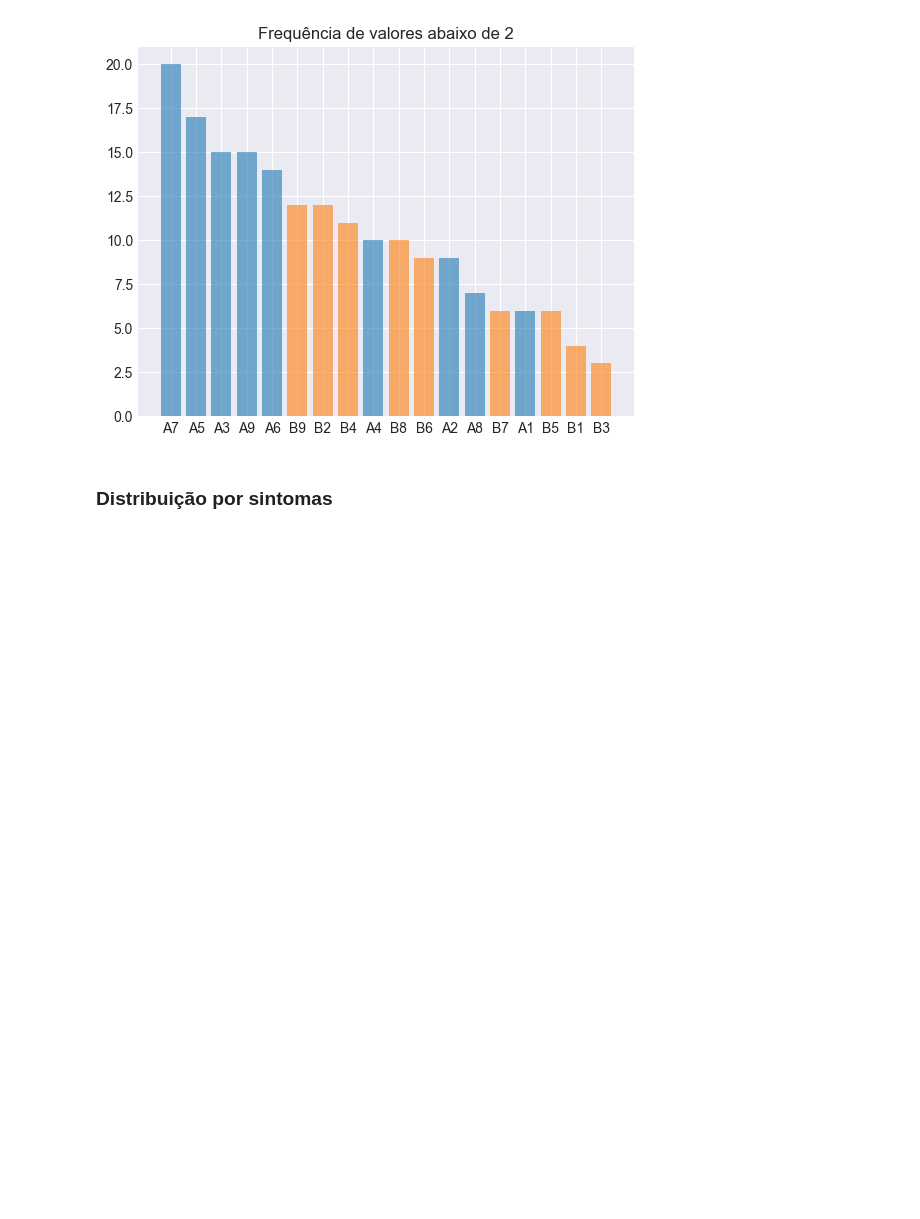
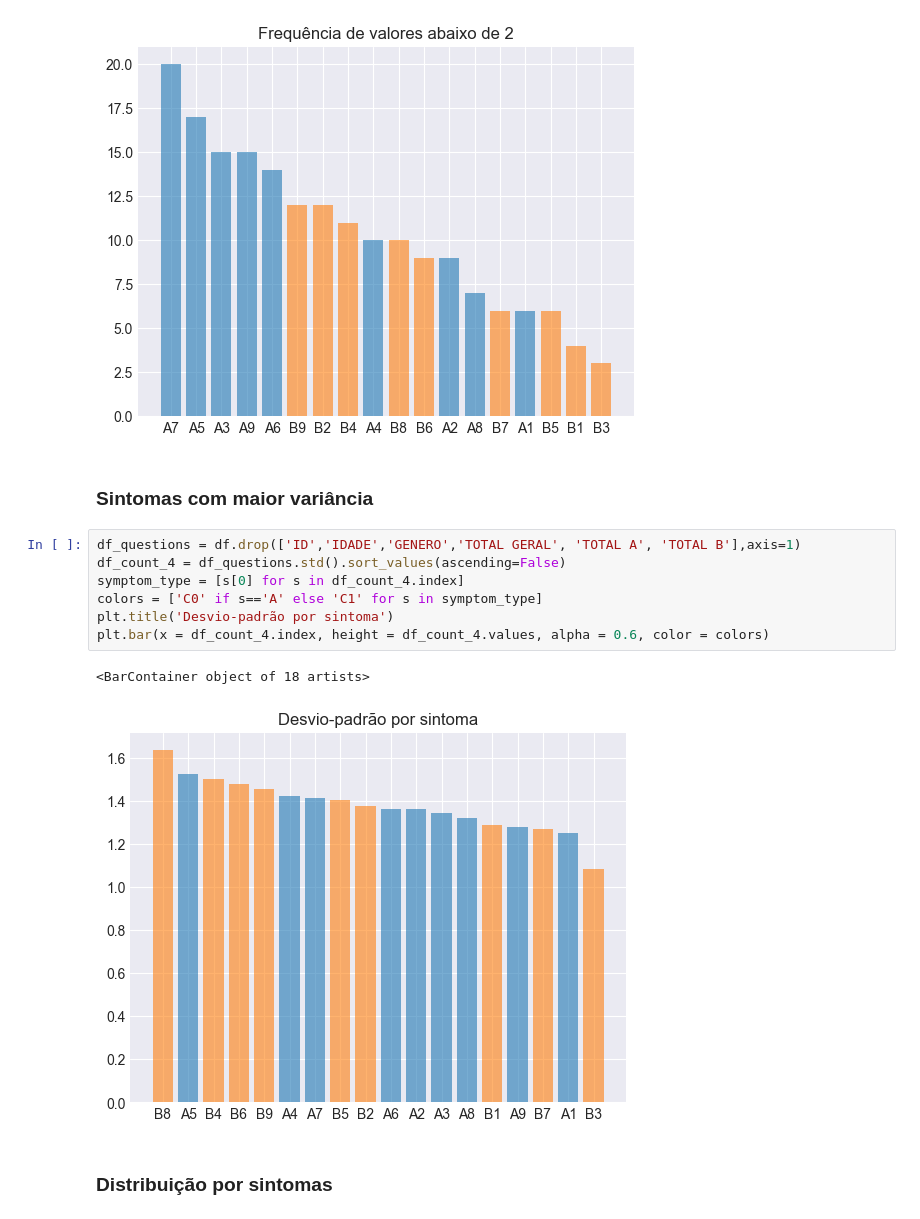
Before and after one commit to cabrau/tdah-drug-dependency, a Jupyter notebook: tdah.ipynb, the cells around one changed output. Drawn from its saved outputs; the diff is of its cells as text; blank space fills up the shorter version.

Commit message:
variance analysis and gender symptoms analysis

```diff
--- a/tdah.ipynb
+++ b/tdah.ipynb
@@ -309,6 +363,18 @@ plt.bar(x = df_count_4.index, height = df_count_4.values, alpha = 0.6, color = c
 # %% [output]
 <BarContainer object of 18 artists>
 [figure]
+# %% [markdown]
+### Sintomas com maior variância
+# %%
+df_questions = df.drop(['ID','IDADE','GENERO','TOTAL GERAL', 'TOTAL A', 'TOTAL B'],axis=1)
+df_count_4 = df_questions.std().sort_values(ascending=False)
+symptom_type = [s[0] for s in df_count_4.index]
+colors = ['C0' if s=='A' else 'C1' for s in symptom_type]
+plt.title('Desvio-padrão por sintoma')
+plt.bar(x = df_count_4.index, height = df_count_4.values, alpha = 0.6, color = colors)
+# %% [output]
+<BarContainer object of 18 artists>
+[figure, added]
 # %% [markdown]
 ### Distribuição por sintomas
 # %%
```
Also changed, not shown: parts of 17 cells of this notebook.
